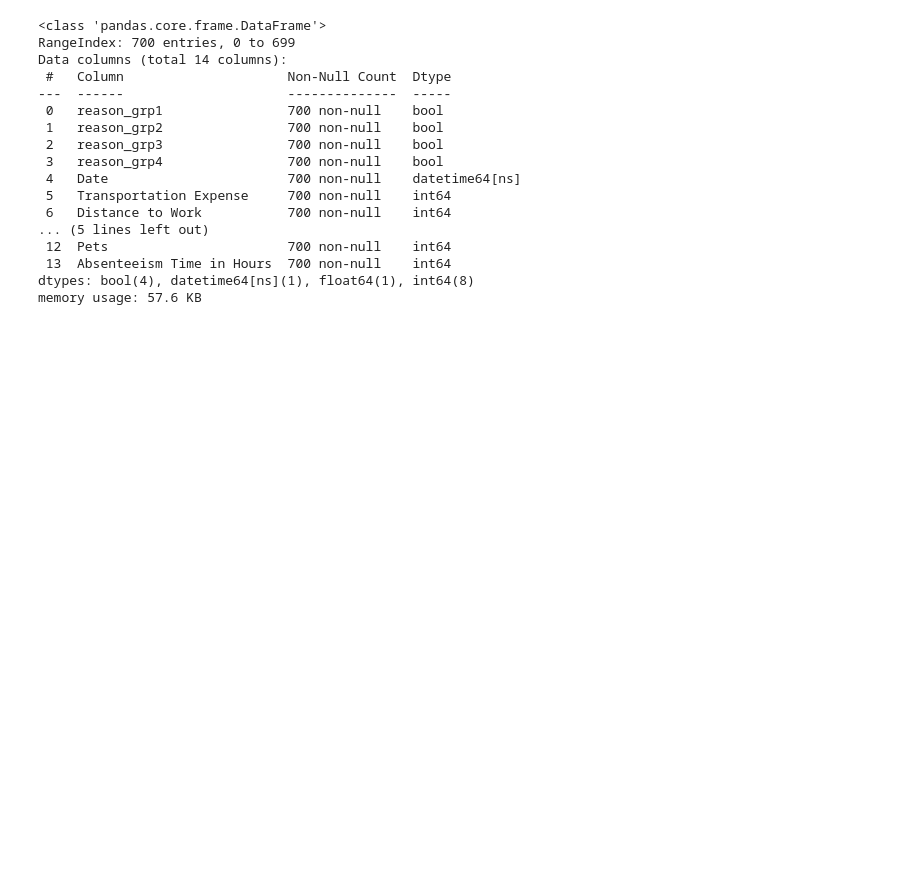
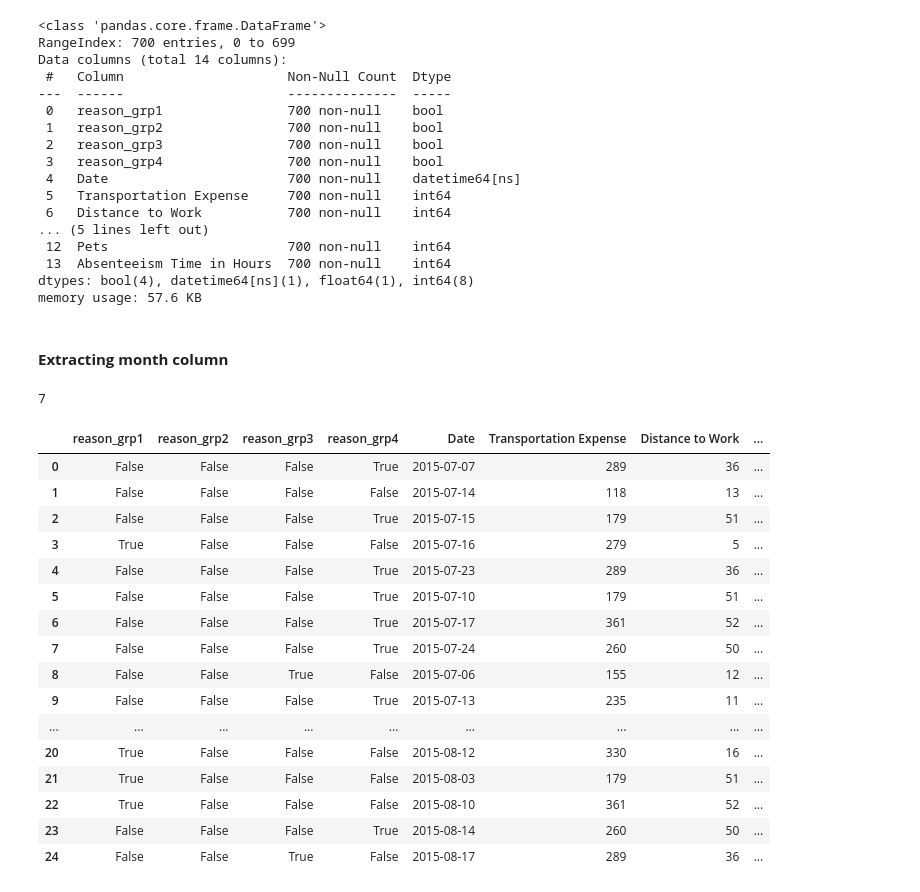
Before and after one commit to mohithsaran/Project-using-Python-SQL-Tableau, a Jupyter notebook: absenteeism.ipynb, the cells around one changed output. Drawn from its saved outputs; the diff is of its cells as text; code cells hidden in the pictures; blank space fills up the shorter version.

Commit message:
Extracted month and day of the week

```diff
--- a/absenteeism.ipynb
+++ b/absenteeism.ipynb
@@ -417,3 +417,30 @@ Data columns (total 14 columns):
  13  Absenteeism Time in Hours  700 non-null    int64
 dtypes: bool(4), datetime64[ns](1), float64(1), int64(8)
 memory usage: 57.6 KB
+# %% [markdown]
+#### **Extracting month column**
+# %%
+df['Date'][0].month
+# %% [output]
+7
+# %%
+df['month']=df['Date'].dt.month
+df.head(25)
+# %% [output]
+|  | reason_grp1 | reason_grp2 | reason_grp3 | reason_grp4 | Date | Transportation Expense | Distance to Work | ... |
+| 0 | False | False | False | True | 2015-07-07 | 289 | 36 | ... |
+| 1 | False | False | False | False | 2015-07-14 | 118 | 13 | ... |
+| 2 | False | False | False | True | 2015-07-15 | 179 | 51 | ... |
+| 3 | True | False | False | False | 2015-07-16 | 279 | 5 | ... |
+| 4 | False | False | False | True | 2015-07-23 | 289 | 36 | ... |
+| 5 | False | False | False | True | 2015-07-10 | 179 | 51 | ... |
+| 6 | False | False | False | True | 2015-07-17 | 361 | 52 | ... |
+| 7 | False | False | False | True | 2015-07-24 | 260 | 50 | ... |
+| 8 | False | False | True | False | 2015-07-06 | 155 | 12 | ... |
+| 9 | False | False | False | True | 2015-07-13 | 235 | 11 | ... |
+| ... | ... | ... | ... | ... | ... | ... | ... | ... |
+| 20 | True | False | False | False | 2015-08-12 | 330 | 16 | ... |
+| 21 | True | False | False | False | 2015-08-03 | 179 | 51 | ... |
+| 22 | True | False | False | False | 2015-08-10 | 361 | 52 | ... |
+| 23 | False | False | False | True | 2015-08-14 | 260 | 50 | ... |
+| 24 | False | False | True | False | 2015-08-17 | 289 | 36 | ... |
```
Also changed, not shown: parts of 2 cells of this notebook.
